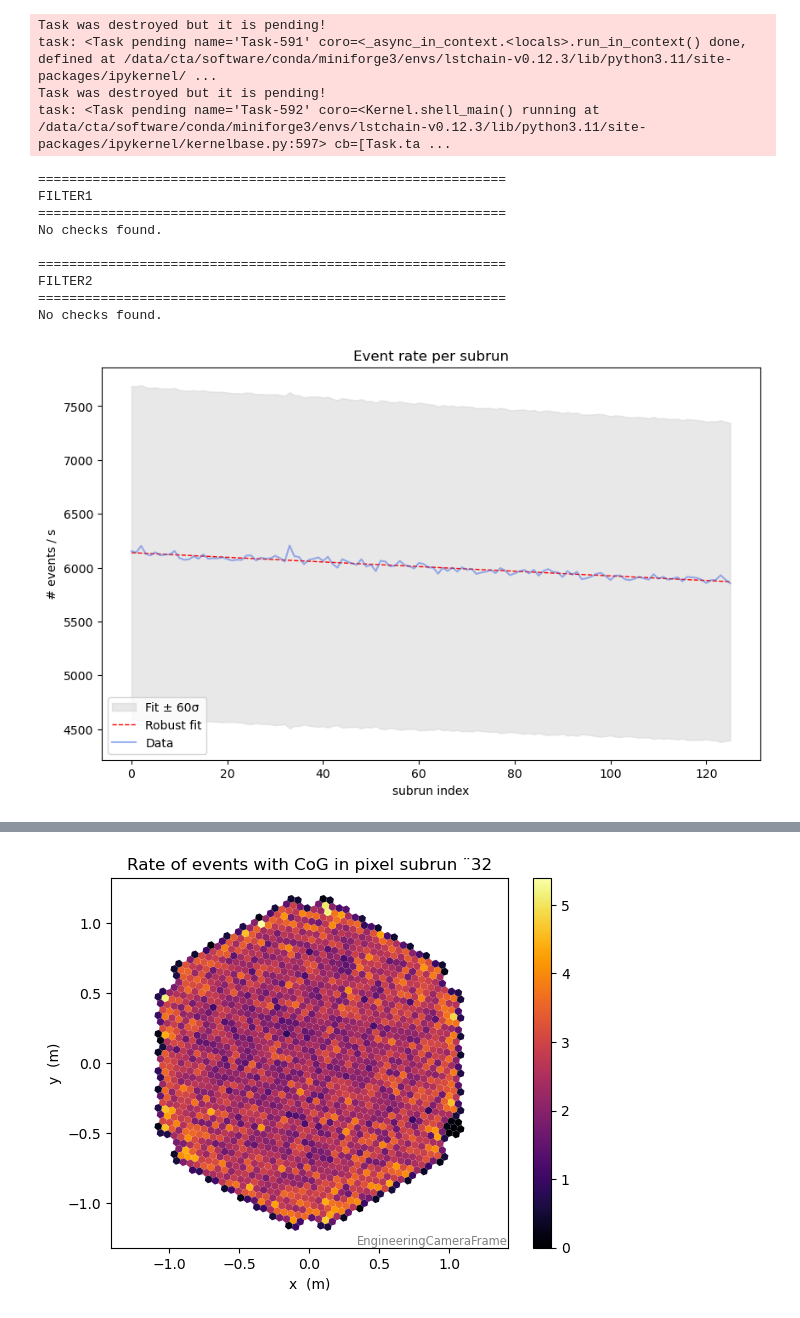
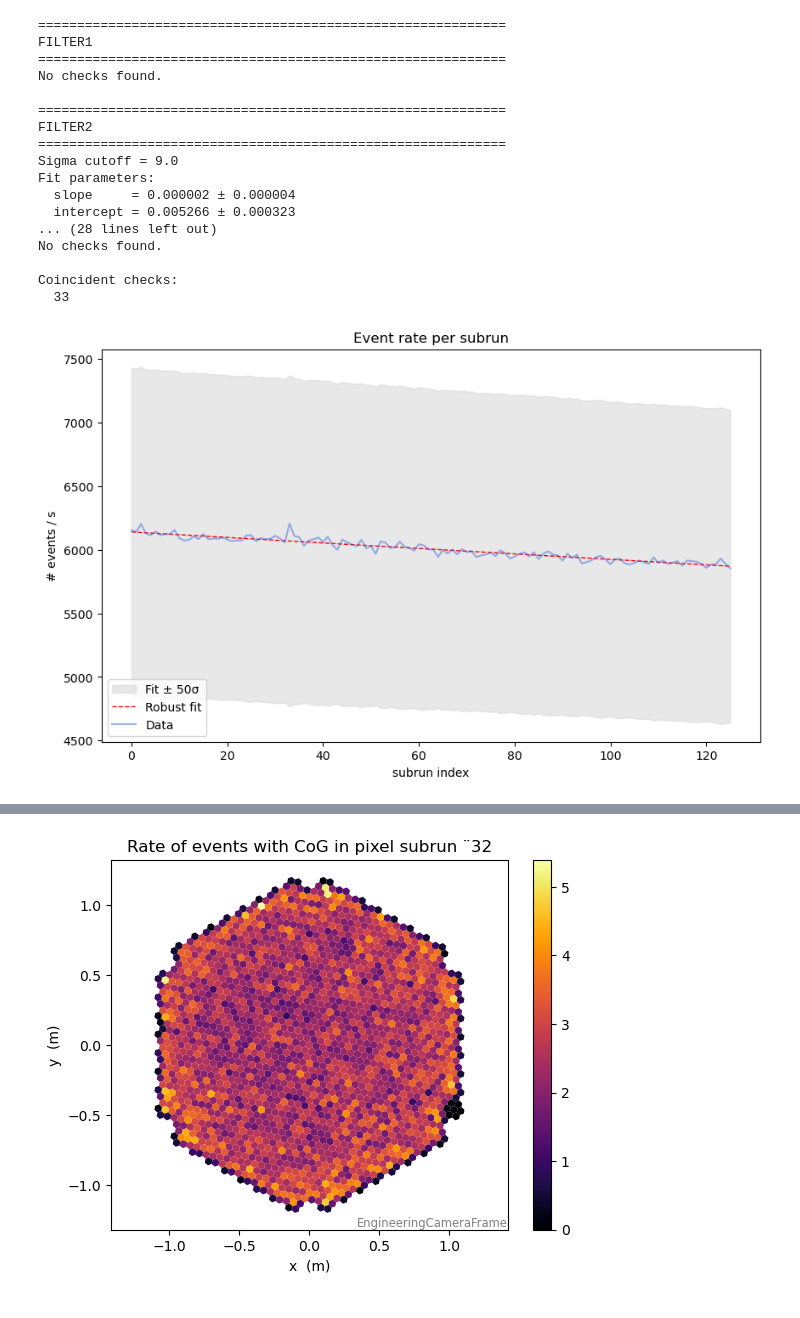
Before and after one commit to andreaprogram/Search-for-anomalous-events-in-LST-1-observations, a Jupyter notebook: Notebooks/filters_results.ipynb, the cells around one changed output, grey strips where cells are left out. Saved outputs shown, nothing was run; the diff lists cells and outputs as text; code cells hidden in the pictures.

```diff
--- a/Notebooks/filters_results.ipynb
+++ b/Notebooks/filters_results.ipynb
@@ -68,7 +68,7 @@ run_id = 20727
 # READING RESULTS -------------------------------------------------------------------------------------------------------------------------------
 b = tables.open_file(r"/data/cta/users-ifae/summer_students/agl/checks_h5/checks_Run{run_id}.h5".format(run_id= run_id))
 
-for filt in ["filter1", "filter2"]:
+for filt in ["filter1", "filter2", "filter2a", "filter2b", "filter2c"]:
 
     table = getattr(b.root.perfilter, filt)
 
@@ -80,7 +80,9 @@ for filt in ["filter1", "filter2"]:
         print("No checks found.")
         continue
 
-    # Los parámetros del fit son iguales para todas las filas
+    sigma_cutoff = table[0]["sigma_cutoff"]
+    print(f"Sigma cutoff = {sigma_cutoff}")
+
     fit = table[0]["fit_parameters"]
     slope, u_slope, intercept, u_intercept = fit
 
@@ -94,55 +96,70 @@ for filt in ["filter1", "filter2"]:
 
     for row in table:
         print(f"{row['check_index']:>8} {row['z_score']:>10.3f}")
+
+
+print("\nCoincident checks:")
+
+table = b.root.general.coincident_checks
+
+if len(table) == 0:
+    print("  None")
+else:
+    for row in table:
+        print(f"  {row['check_index']}")
 # %% [output]
-Task was destroyed but it is pending!
-task: <Task pending name='Task-591' coro=<_async_in_context.<locals>.run_in_context() done, defined at /data/cta/software/conda/miniforge3/envs/lstchain-v0.12.3/lib/python3.11/site-packages/ipykernel/ ...
-Task was destroyed but it is pending!
-task: <Task pending name='Task-592' coro=<Kernel.shell_main() running at /data/cta/software/conda/miniforge3/envs/lstchain-v0.12.3/lib/python3.11/site-packages/ipykernel/kernelbase.py:597> cb=[Task.ta ...
+============================================================
+FILTER1
+============================================================
+No checks found.
+
+============================================================
+FILTER2
+============================================================
+Sigma cutoff = 9.0
+Fit parameters:
+  slope     = 0.000002 ± 0.000004
+  intercept = 0.005266 ± 0.000323
+... (28 lines left out)
+No checks found.
+
+Coincident checks:
+  33
-============================================================
-FILTER1
-============================================================
-No checks found.
-
-============================================================
-FILTER2
-============================================================
-No checks found.
 # %%
 # FILTERS REVISION-------------------------------------------------------------------------------------------------------------------------------------------
 #a = tables.open_file("/data/cta/users-ifae/summer_students/agl/datacheck_dl1_LST-1.Run24704.h5")
 a = tables.open_file(r"/data/cta/users-ifae/moralejo/CTA/summer_student_2026/datacheck/ALL_h5/datacheck_dl1_LST-1.Run{run_id}.h5".format(run_id= run_id))
 
 subruns = a.root.dl1datacheck.cosmics.col('subrun_index')[:-1] #0,1,...,57 number of subruns in this run
 n_subruns = len(subruns)
 time = a.root.dl1datacheck.cosmics.col('elapsed_time')[:-1]
 
 # FILTER 1------------------------------------------------------------------------
 num_events = a.root.dl1datacheck.cosmics.col('num_events')[:-1] # events in each subrun
 event_rate = num_events / time
 event_rate_sigma = np.sqrt(np.maximum(num_events, 1.0)) / time
 
 # ROBUST FIT
 event_rate_robfit = robust_fitt(subruns, event_rate.reshape(-1, 1))
 event_rate_fit = event_rate_robfit["fit"].flatten()
-sigma_cutoff_1 = 60
+sigma_cutoff_1 = 50
 
 plt.figure(figsize=(10, 6))
 plt.fill_between(
     subruns,
     event_rate_fit - sigma_cutoff_1 * event_rate_sigma,
     event_rate_fit + sigma_cutoff_1* event_rate_sigma,
     color='lightgray', alpha= 0.5, label=f'Fit ± {sigma_cutoff_1}σ'
 )
 plt.plot(subruns, event_rate_fit, label='Robust fit', color='red', linestyle='--', linewidth=1)
 plt.plot(subruns, event_rate, color='royalblue', alpha=0.5, label='Data')
 plt.title('Event rate per subrun')
 plt.ylabel('# events / s')
 plt.xlabel('subrun index')
 plt.legend()
 plt.show()
 # %% [output]
-[figure, old version]
+[figure, new version]
 # %%
 # FILTER 2: EVENT RATE VS INTENSITY------------------------------------------------------
 hist_intensity = a.root.dl1datacheck.cosmics.col('hist_intensity')[:-1]
```
Also changed, not shown: parts of 4 cells of this notebook.
